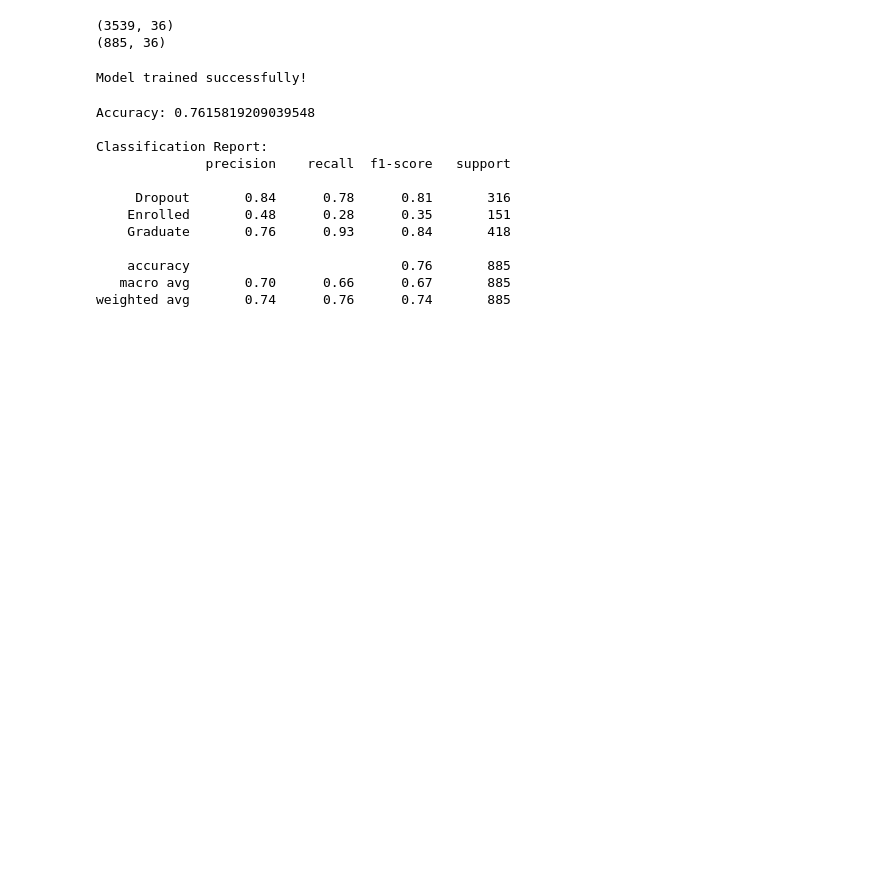
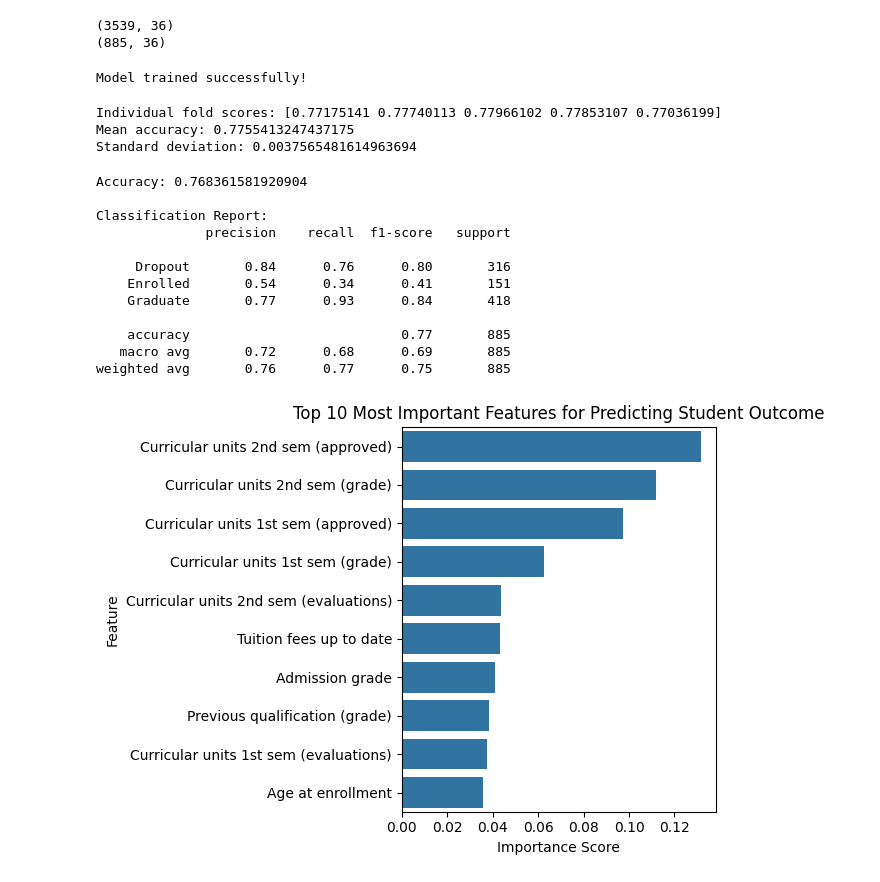
Before and after one commit to RonKar17/data-analytics-project-utk, a Jupyter notebook: notebooks/exploration.ipynb, the cells around one changed output. Saved outputs shown, nothing was run; the diff lists cells and outputs as text; code cells hidden in the pictures; blank space fills up the shorter version.

```diff
--- a/notebooks/exploration.ipynb
+++ b/notebooks/exploration.ipynb
@@ -182,12 +182,23 @@ print(X_test.shape)
 # %%
 from sklearn.ensemble import RandomForestClassifier
 
-model = RandomForestClassifier(random_state=42)
+model = RandomForestClassifier(random_state=42, class_weight='balanced')
 model.fit(X_train, y_train)
 
 print("Model trained successfully!")
 # %% [output]
 Model trained successfully!
+# %%
+from sklearn.model_selection import cross_val_score
+
+scores = cross_val_score(model, X, y, cv=5)
+print("Individual fold scores:", scores)
+print("Mean accuracy:", scores.mean())
+print("Standard deviation:", scores.std())
+# %% [output]
+Individual fold scores: [0.77175141 0.77740113 0.77966102 0.77853107 0.77036199]
+Mean accuracy: 0.7755413247437175
+Standard deviation: 0.0037565481614963694
 # %%
 from sklearn.metrics import accuracy_score, classification_report
 
@@ -197,15 +208,31 @@ print("Accuracy:", accuracy_score(y_test, y_pred))
 print("\nClassification Report:")
 print(classification_report(y_test, y_pred, target_names=le.classes_))
 # %% [output]
-Accuracy: 0.7615819209039548
+Accuracy: 0.768361581920904
 
 Classification Report:
               precision    recall  f1-score   support
 
-     Dropout       0.84      0.78      0.81       316
-    Enrolled       0.48      0.28      0.35       151
-    Graduate       0.76      0.93      0.84       418
+     Dropout       0.84      0.76      0.80       316
+    Enrolled       0.54      0.34      0.41       151
+    Graduate       0.77      0.93      0.84       418
 
-    accuracy                           0.76       885
-   macro avg       0.70      0.66      0.67       885
-weighted avg       0.74      0.76      0.74       885
+    accuracy                           0.77       885
+   macro avg       0.72      0.68      0.69       885
+weighted avg       0.76      0.77      0.75       885
+# %%
+import pandas as pd
+
+feature_importance = pd.Series(
+    model.feature_importances_,
+    index=X.columns
+).sort_values(ascending=False).head(10)
+
+sns.barplot(x=feature_importance.values, y=feature_importance.index)
+plt.title('Top 10 Most Important Features for Predicting Student Outcome')
+plt.xlabel('Importance Score')
+plt.ylabel('Feature')
+plt.tight_layout()
+plt.show()
+# %% [output]
+[figure, added]
```
Also changed, not shown: parts of 2 cells of this notebook.
